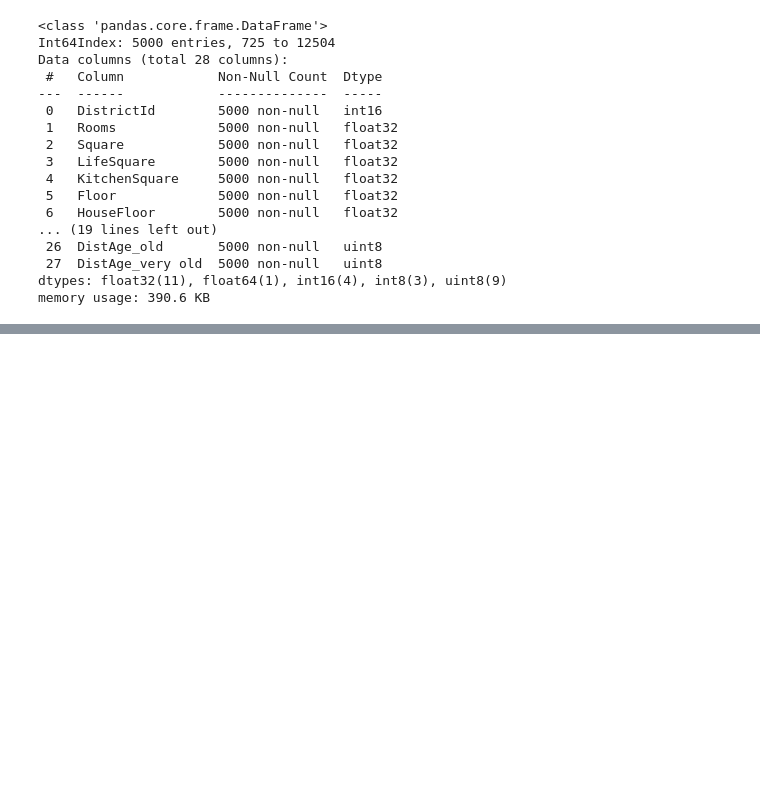
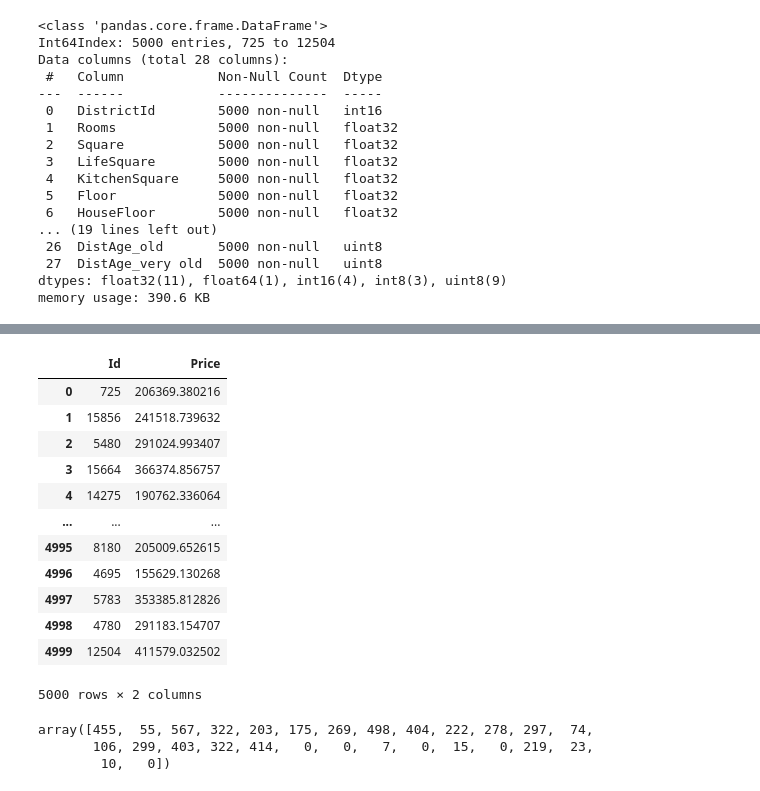
Before and after one commit to zhr9k/libs-for-data-science, a Jupyter notebook: kursach.ipynb, the cells around one changed output, grey strips where cells are left out. Cells and saved outputs as stored; diff of their text form; code cells hidden in the pictures; blank space fills up the shorter version.

```diff
--- a/kursach.ipynb
+++ b/kursach.ipynb
@@ -1091,0 +1176,2 @@ df_test.to_csv(prep_test)
+# %%
+y_kaggle = final_model.predict(X_test)
@@ -1091,0 +1196,18 @@ df_test.to_csv(prep_test)
+# %%
+y_kaggle_df['Price'] = y_kaggle
+# %%
+y_kaggle_df
+# %% [output]
+|  | Id | Price |
+| 0 | 725 | 206369.380216 |
+| 1 | 15856 | 241518.739632 |
+| 2 | 5480 | 291024.993407 |
+| 3 | 15664 | 366374.856757 |
+| 4 | 14275 | 190762.336064 |
+| ... | ... | ... |
+| 4995 | 8180 | 205009.652615 |
+| 4996 | 4695 | 155629.130268 |
+| 4997 | 5783 | 353385.812826 |
+| 4998 | 4780 | 291183.154707 |
+| 4999 | 12504 | 411579.032502 |
+5000 rows × 2 columns
@@ -1091,0 +1216,6 @@ df_test.to_csv(prep_test)
+# %%
+final_model.feature_importances_
+# %% [output]
+array([455,  55, 567, 322, 203, 175, 269, 498, 404, 222, 278, 297,  74,
+       106, 299, 403, 322, 414,   0,   0,   7,   0,  15,   0, 219,  23,
+        10,   0])
```
Also changed, not shown: parts of 39 cells of this notebook, 1 other file.
